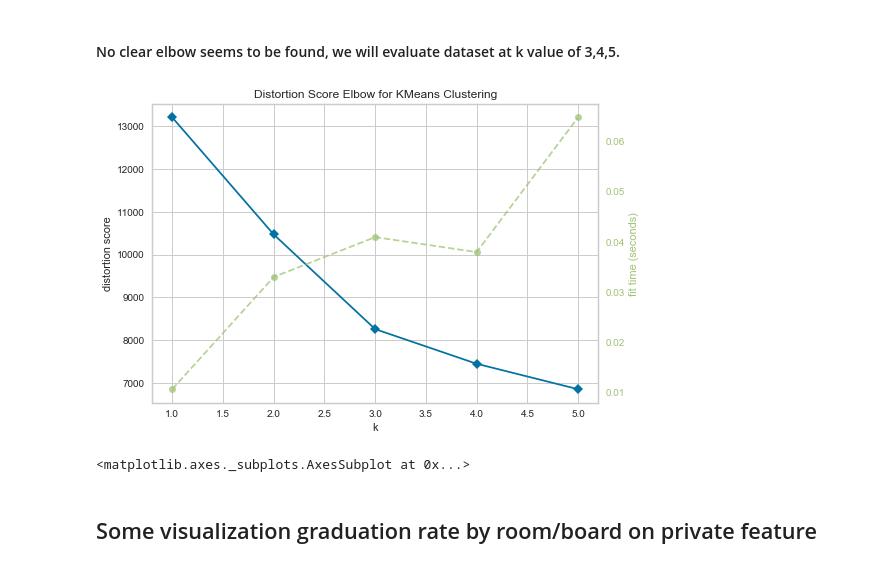
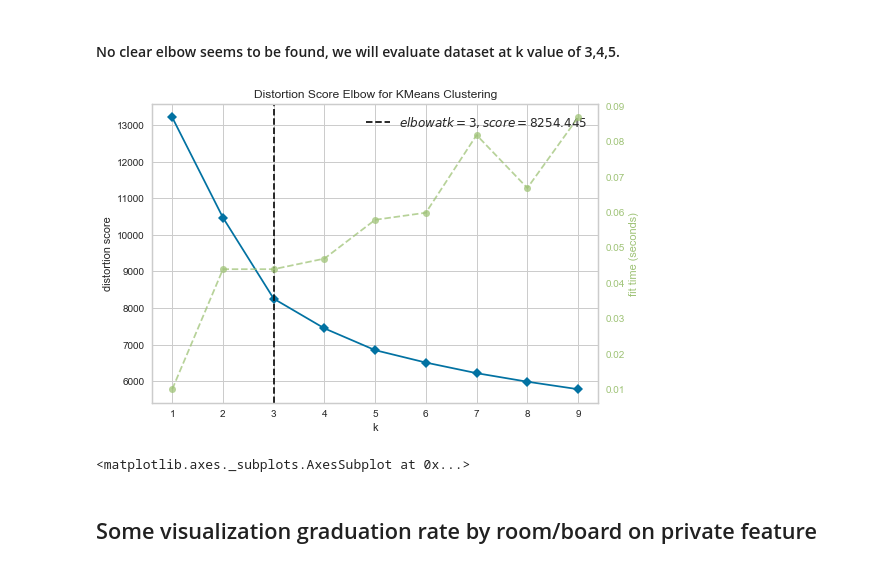
Before and after one commit to Macedon93/Data-Mining, a Jupyter notebook: Assignment 3/Assignment3.ipynb, the cells around one changed output. Drawn from its saved outputs; the diff is of its cells as text; code cells hidden in the pictures.

```diff
--- a/Assignment 3/Assignment3.ipynb
+++ b/Assignment 3/Assignment3.ipynb
@@ -149,12 +149,12 @@ np.random.seed=(5)
 #### No clear elbow seems to be found, we will evaluate dataset at k value of 3,4,5.
 # %%
 model = KMeans()
-visualizer = KElbowVisualizer(model, k=(1,6))
+visualizer = KElbowVisualizer(model, k=(1,10))
 
 visualizer.fit(features)        # Fit the data to the visualizer
 visualizer.show()
 # %% [output]
-[figure, old version]
+[figure, new version]
 <matplotlib.axes._subplots.AxesSubplot at 0x...>
 # %% [markdown]
 ## Some visualization graduation rate by room/board on private feature
```
